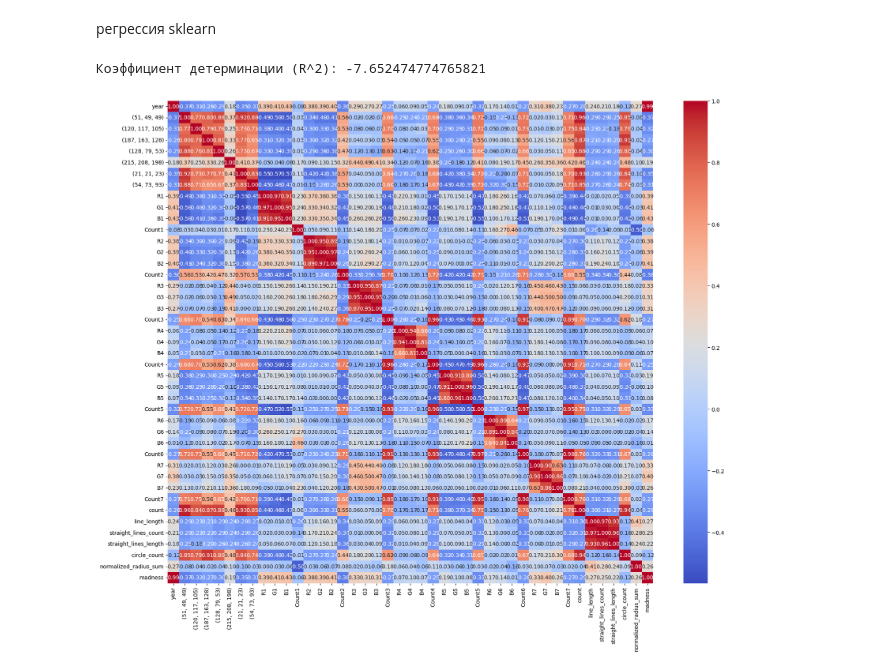
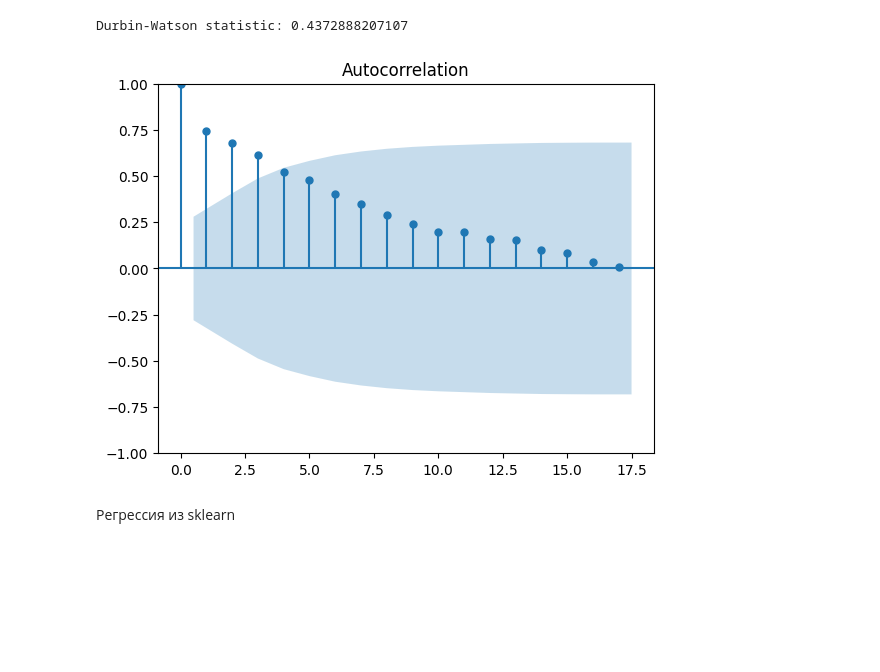
Before and after one commit to pryanik/i3_shades_of_mind, a Jupyter notebook: linear_regression.ipynb, the cells around one changed output. Saved outputs shown, nothing was run; the diff lists cells and outputs as text; code cells hidden in the pictures; blank space fills up the shorter version.

Commit message:
updated regression

```diff
--- a/linear_regression.ipynb
+++ b/linear_regression.ipynb
@@ -8,0 +93,14 @@ from sklearn.linear_model import LinearRegression, Lasso, Ridge
+# %%
+from sklearn.preprocessing import StandardScaler
+from sklearn.decomposition import PCA
+
+# Масштабирование
+scaler = StandardScaler()
+X_scaled = scaler.fit_transform(X)
+
+# # PCA -> становится хуже
+# pca = PCA(n_components=0.95)  # сохранить 95% дисперсии
+# X_pca = pca.fit_transform(X_scaled)
+# %%
+X = X_scaled
+# X = X_pca
@@ -80,0 +201,8 @@ print(f"Коэффициент детерминации (R^2): {r2}")
+# %%
+import statsmodels.api as sm
+
+# Добавляем константу (intercept)
+X = sm.add_constant(X)
+
+model = sm.OLS(y, X).fit()
+print(model.summary())
@@ -81,25 +227,23 @@ print(f"Коэффициент детерминации (R^2): {r2}")
+# %%
+import statsmodels.api as sm
+from statsmodels.stats.stattools import durbin_watson
+
+X = sm.add_constant(X)  # Добавляем столбец единиц для интерсепта
+model = sm.OLS(y, X).fit()
+
+# Вычисление теста Дарбина-Уотсона
+dw_stat = durbin_watson(model.resid)
+print("Durbin-Watson statistic:", dw_stat) # Если статистика близка к 2, то автокорреляции нет
+# %% [output]
+Durbin-Watson statistic: 0.4372888207107
+# %%
+import matplotlib.pyplot as plt
+from statsmodels.graphics.tsaplots import plot_acf
+
+# График автокорреляции остатков
+plot_acf(model.resid)
+plt.show()
+# %% [output]
+[figure, added]
 # %% [markdown]
-регрессия sklearn
+Регрессия из sklearn
-# %%
-scaler = StandardScaler()
-X_train_scaled = scaler.fit_transform(X_train)
-X_test_scaled = scaler.transform(X_test)
-
-model = LinearRegression()
-model.fit(X_train_scaled, y_train)
-y_pred = model.predict(X_test_scaled)
-
-r2 = model.score(X_test_scaled, y_test)
-print(f"Коэффициент детерминации (R^2): {r2}")
-# %% [output]
-Коэффициент детерминации (R^2): -7.652474774765821
-# %%
-import seaborn as sns
-import matplotlib.pyplot as plt
-
-corr_matrix = BGM_df.corr()
-plt.figure(figsize=(20, 16))
-sns.heatmap(corr_matrix, annot=True, cmap="coolwarm", fmt='.2f')
-plt.show()
-# %% [output]
-[figure, removed]
```
Also changed, not shown: parts of 42 cells of this notebook.
